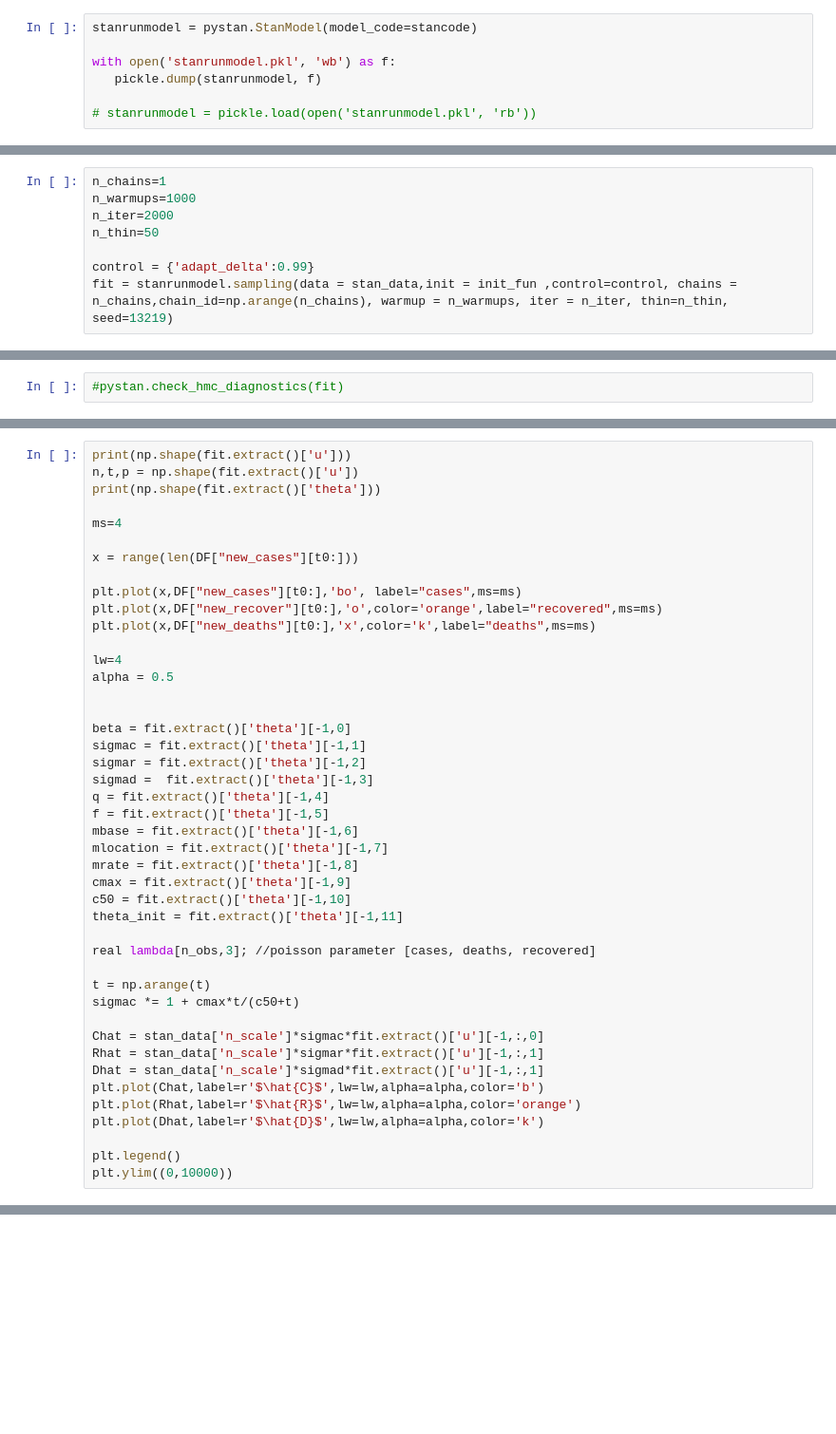
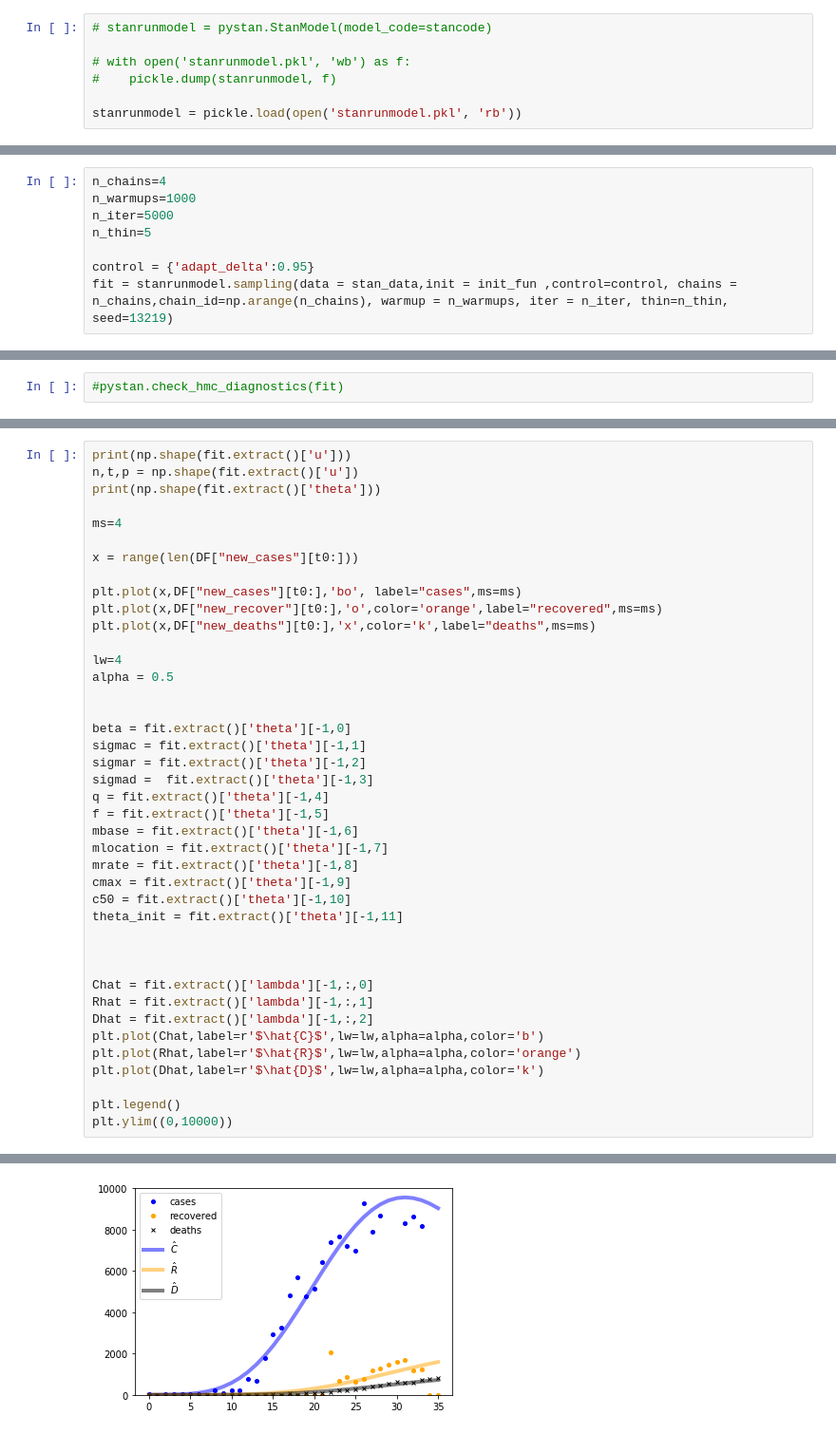
Before and after one commit to ccc1685/covid-19, a Jupyter notebook: Stan/MBS_epidemic_ccclinearrd_gerkin_beta.ipynb, the cells around one changed output, grey strips where cells are left out. Shown: that part at 95% size. Drawn from its saved outputs; the diff is of its cells as text; blank space fills up the shorter version.

```diff
--- a/Stan/MBS_epidemic_ccclinearrd_gerkin_beta.ipynb
+++ b/Stan/MBS_epidemic_ccclinearrd_gerkin_beta.ipynb
@@ -221,9 +221,9 @@ functions {
         }
         """
 # %%
-stanrunmodel = pystan.StanModel(model_code=stancode)
+# stanrunmodel = pystan.StanModel(model_code=stancode)
 
-with open('stanrunmodel.pkl', 'wb') as f:
-   pickle.dump(stanrunmodel, f)
+# with open('stanrunmodel.pkl', 'wb') as f:
+#    pickle.dump(stanrunmodel, f)
 
-# stanrunmodel = pickle.load(open('stanrunmodel.pkl', 'rb'))
+stanrunmodel = pickle.load(open('stanrunmodel.pkl', 'rb'))
@@ -378,12 +382,12 @@ def init_fun():
 # %% [markdown]
 ## Fit Stan
 # %%
-n_chains=1
+n_chains=4
 n_warmups=1000
-n_iter=2000
-n_thin=50
+n_iter=5000
+n_thin=5
 
-control = {'adapt_delta':0.99}
+control = {'adapt_delta':0.95}
 fit = stanrunmodel.sampling(data = stan_data,init = init_fun ,control=control, chains = n_chains,chain_id=np.arange(n_chains), warmup = n_warmups, iter = n_iter, thin=n_thin, seed=13219)
 # %%
 import pickle
@@ -426,17 +467,15 @@ cmax = fit.extract()['theta'][-1,9]
 c50 = fit.extract()['theta'][-1,10]
 theta_init = fit.extract()['theta'][-1,11]
 
-real lambda[n_obs,3]; //poisson parameter [cases, deaths, recovered]
 
-t = np.arange(t)
-sigmac *= 1 + cmax*t/(c50+t)
 
-Chat = stan_data['n_scale']*sigmac*fit.extract()['u'][-1,:,0]
-Rhat = stan_data['n_scale']*sigmar*fit.extract()['u'][-1,:,1]
-Dhat = stan_data['n_scale']*sigmad*fit.extract()['u'][-1,:,1]
+Chat = fit.extract()['lambda'][-1,:,0]
+Rhat = fit.extract()['lambda'][-1,:,1]
+Dhat = fit.extract()['lambda'][-1,:,2]
 plt.plot(Chat,label=r'$\hat{C}$',lw=lw,alpha=alpha,color='b')
 plt.plot(Rhat,label=r'$\hat{R}$',lw=lw,alpha=alpha,color='orange')
 plt.plot(Dhat,label=r'$\hat{D}$',lw=lw,alpha=alpha,color='k')
 
 plt.legend()
 plt.ylim((0,10000))
+# %% [output]
@@ -442,0 +485 @@ plt.ylim((0,10000))
+[figure, added]
```
Also changed, not shown: parts of 7 cells of this notebook, 3 other files.
